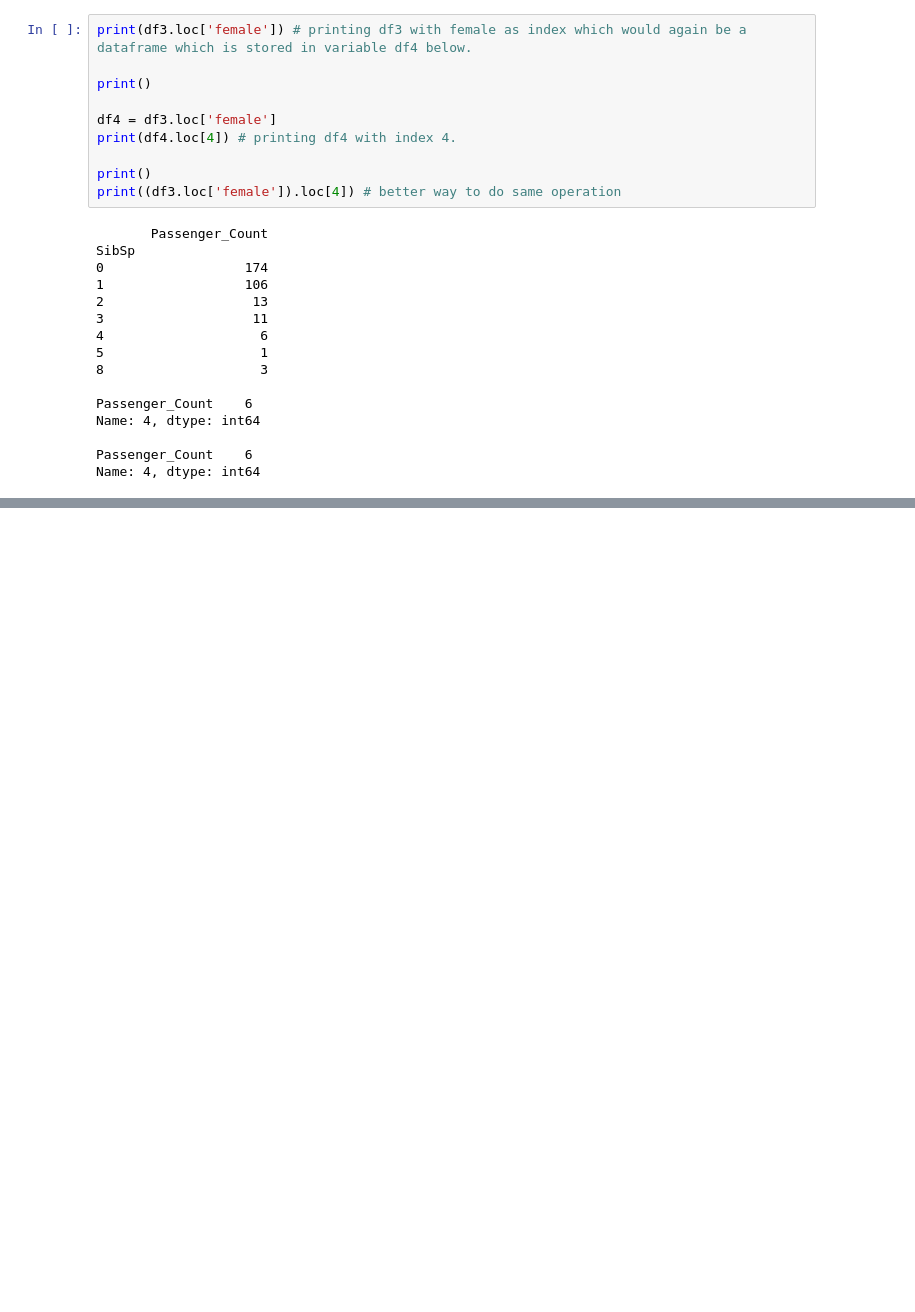
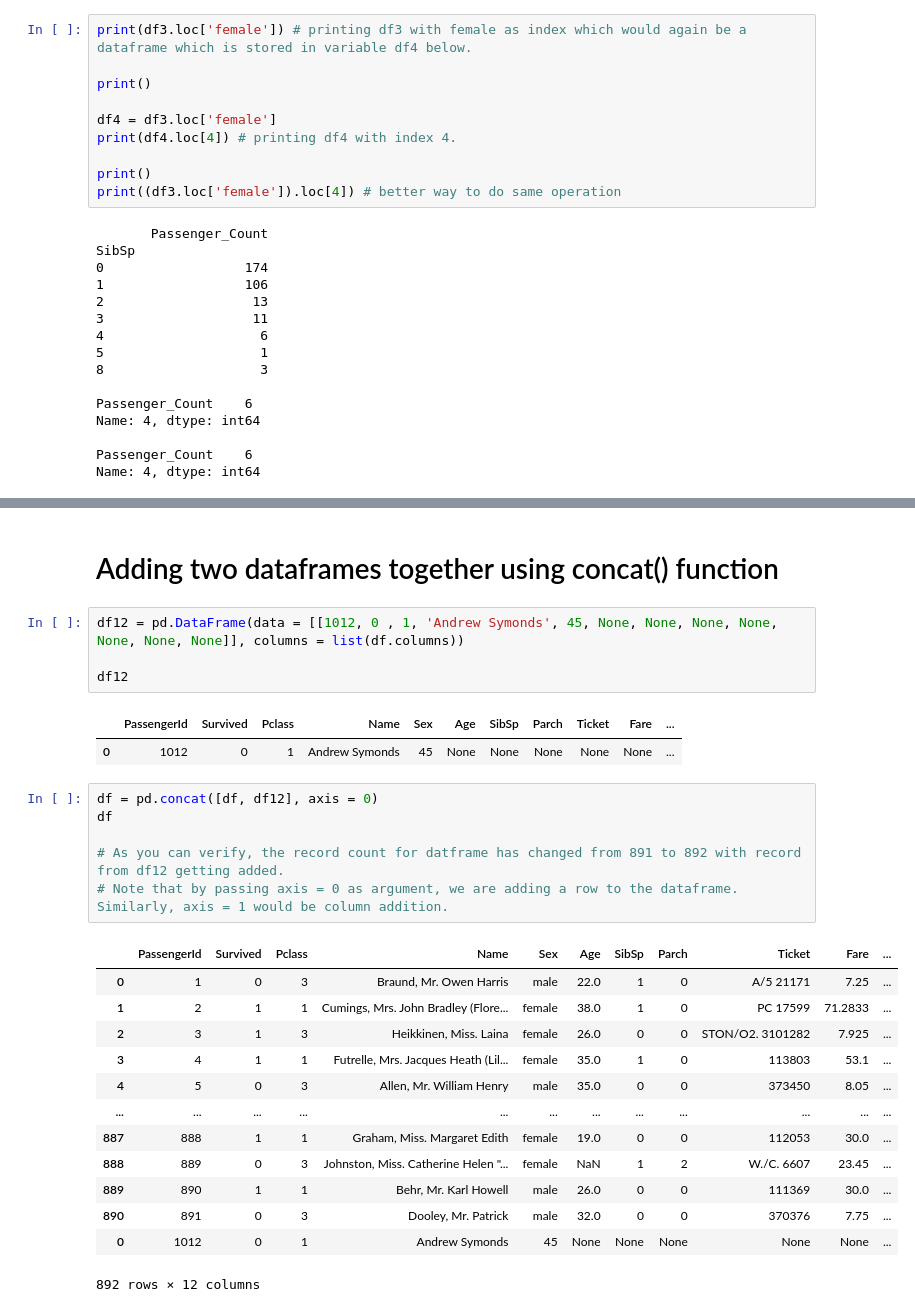
Before and after one commit to tejaspatilcz4873/Resources, a Jupyter notebook: Python/Python Notebooks/Pandas_practice.ipynb, the cells around one changed output, grey strips where cells are left out. Cells and saved outputs as stored; diff of their text form; blank space fills up the shorter version.

```diff
--- a/Python/Python Notebooks/Pandas_practice.ipynb
+++ b/Python/Python Notebooks/Pandas_practice.ipynb
@@ -603,0 +659,29 @@ Name: 4, dtype: int64
+# %% [markdown]
+# Adding two dataframes together using concat() function
+# %%
+df12 = pd.DataFrame(data = [[1012, 0 , 1, 'Andrew Symonds', 45, None, None, None, None, None, None, None]], columns = list(df.columns))
+
+df12
+# %% [output]
+|  | PassengerId | Survived | Pclass | Name | Sex | Age | SibSp | Parch | Ticket | Fare | ... |
+| 0 | 1012 | 0 | 1 | Andrew Symonds | 45 | None | None | None | None | None | ... |
+# %%
+df = pd.concat([df, df12], axis = 0)
+df
+
+# As you can verify, the record count for datframe has changed from 891 to 892 with record from df12 getting added.
+# Note that by passing axis = 0 as argument, we are adding a row to the dataframe. Similarly, axis = 1 would be column addition.
+# %% [output]
+|  | PassengerId | Survived | Pclass | Name | Sex | Age | SibSp | Parch | Ticket | Fare | ... |
+| 0 | 1 | 0 | 3 | Braund, Mr. Owen Harris | male | 22.0 | 1 | 0 | A/5 21171 | 7.25 | ... |
+| 1 | 2 | 1 | 1 | Cumings, Mrs. John Bradley (Flore... | female | 38.0 | 1 | 0 | PC 17599 | 71.2833 | ... |
+| 2 | 3 | 1 | 3 | Heikkinen, Miss. Laina | female | 26.0 | 0 | 0 | STON/O2. 3101282 | 7.925 | ... |
+| 3 | 4 | 1 | 1 | Futrelle, Mrs. Jacques Heath (Lil... | female | 35.0 | 1 | 0 | 113803 | 53.1 | ... |
+| 4 | 5 | 0 | 3 | Allen, Mr. William Henry | male | 35.0 | 0 | 0 | 373450 | 8.05 | ... |
+| ... | ... | ... | ... | ... | ... | ... | ... | ... | ... | ... | ... |
+| 887 | 888 | 1 | 1 | Graham, Miss. Margaret Edith | female | 19.0 | 0 | 0 | 112053 | 30.0 | ... |
+| 888 | 889 | 0 | 3 | Johnston, Miss. Catherine Helen "... | female | NaN | 1 | 2 | W./C. 6607 | 23.45 | ... |
+| 889 | 890 | 1 | 1 | Behr, Mr. Karl Howell | male | 26.0 | 0 | 0 | 111369 | 30.0 | ... |
+| 890 | 891 | 0 | 3 | Dooley, Mr. Patrick | male | 32.0 | 0 | 0 | 370376 | 7.75 | ... |
+| 0 | 1012 | 0 | 1 | Andrew Symonds | 45 | None | None | None | None | None | ... |
+892 rows × 12 columns
```
Also changed, not shown: parts of 36 cells of this notebook.
